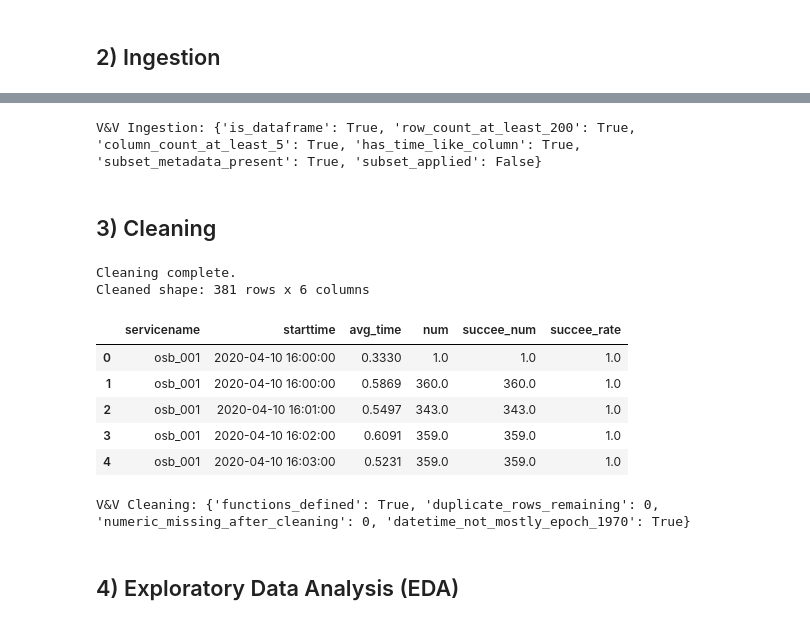
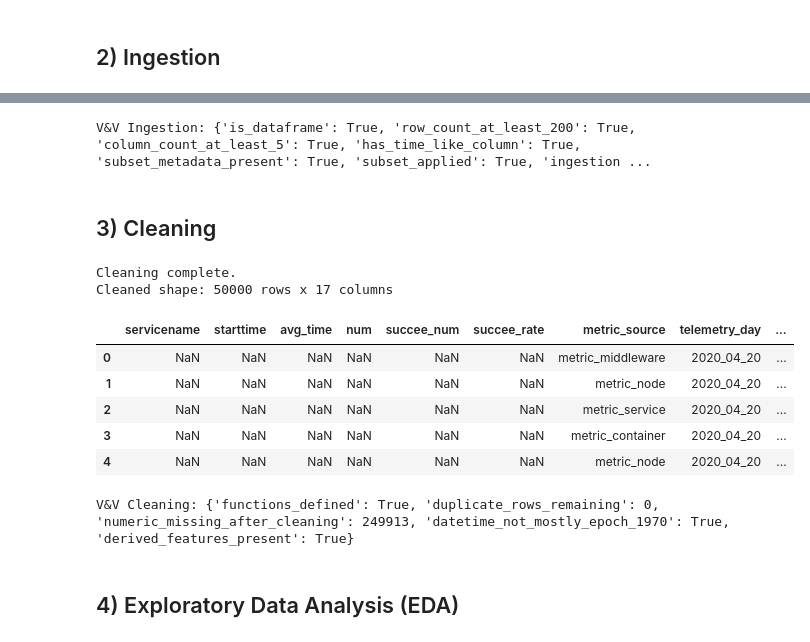
Before and after one commit to Ohara124c41/ai-programming-foundations-project, a Jupyter notebook: data_workflow.ipynb, the cells around one changed output, grey strips where cells are left out. Cells and saved outputs as stored; diff of their text form; code cells hidden in the pictures.

```diff
--- a/data_workflow.ipynb
+++ b/data_workflow.ipynb
@@ -336,10 +371,12 @@ else:
         "has_time_like_column": len(time_like_cols) > 0,
         "subset_metadata_present": isinstance(globals().get("SUBSET_METADATA"), dict),
         "subset_applied": bool(globals().get("SUBSET_METADATA", {}).get("subset_applied", False)),
+        "ingestion_mode_recorded": "INGESTION_MODE" in globals(),
+        "combined_metric_mode_used": globals().get("INGESTION_MODE") == "combined_metric_files",
     }
     print("V&V Ingestion:", ingestion_checks)
 # %% [output]
-V&V Ingestion: {'is_dataframe': True, 'row_count_at_least_200': True, 'column_count_at_least_5': True, 'has_time_like_column': True, 'subset_metadata_present': True, 'subset_applied': False}
+V&V Ingestion: {'is_dataframe': True, 'row_count_at_least_200': True, 'column_count_at_least_5': True, 'has_time_like_column': True, 'subset_metadata_present': True, 'subset_applied': True, 'ingestion ...
 # %% [markdown]
 ## 3) Cleaning
 # %%
@@ -386,6 +423,8 @@ def parse_time_columns(df: pd.DataFrame) -> pd.DataFrame:
     ]
     duration_hints = ["avg_time", "latency", "duration", "elapsed", "response_time", "cost_time", "delay"]
 
+    local_tz = globals().get("TELECOM_LOCAL_TIMEZONE", None)
+
     for col in time_like_cols:
         if any(hint in col for hint in duration_hints):
             continue
@@ -396,54 +435,80 @@ def parse_time_columns(df: pd.DataFrame) -> pd.DataFrame:
             unit = infer_epoch_unit(cleaned[col])
             if unit is not None:
                 parsed_numeric = pd.to_datetime(numeric, unit=unit, errors="coerce", utc=True)
+                if local_tz:
+                    parsed_numeric = parsed_numeric.dt.tz_convert(local_tz)
                 cleaned[col] = parsed_numeric.dt.tz_localize(None)
             continue
 
         parsed = pd.to_datetime(cleaned[col], errors="coerce", utc=True)
         if float(parsed.notna().mean()) >= 0.50:
+            if local_tz:
+                parsed = parsed.dt.tz_convert(local_tz)
             cleaned[col] = parsed.dt.tz_localize(None)
 
     return cleaned
 
 
-def impute_missing_values(df: pd.DataFrame) -> pd.DataFrame:
-    """Impute numeric columns by median and categorical columns by mode for robust EDA continuity."""
+def impute_missing_values(df: pd.DataFrame, max_missing_ratio_for_impute: float = 0.40) -> pd.DataFrame:
+    """Impute non-structural missing values while preserving high-missing structural columns for honest EDA."""
     cleaned = df.copy()
 
     num_cols = cleaned.select_dtypes(include=[np.number]).columns
     cat_cols = cleaned.select_dtypes(include=["object", "category", "bool"]).columns
 
-    if len(num_cols) > 0:
-        cleaned[num_cols] = SimpleImputer(strategy="median").fit_transform(cleaned[num_cols])
+    for col in num_cols:
+        if float(cleaned[col].isna().mean()) <= max_missing_ratio_for_impute:
+            cleaned[col] = cleaned[col].fillna(cleaned[col].median())
 
     for col in cat_cols:
-        if cleaned[col].isna().any():
+        if float(cleaned[col].isna().mean()) <= max_missing_ratio_for_impute and cleaned[col].isna().any():
             mode_vals = cleaned[col].mode(dropna=True)
             if len(mode_vals) > 0:
                 cleaned[col] = cleaned[col].fillna(mode_vals.iloc[0])
 
     return cleaned
+
+
+def add_telecom_derived_features(df: pd.DataFrame) -> pd.DataFrame:
+    """Add telecom-specific derived features used for richer EDA and visualization."""
+    enriched = df.copy()
+
+    if "metric_source" in enriched.columns:
+        enriched["metric_source"] = enriched["metric_source"].astype(str)
+
+    datetime_cols = enriched.select_dtypes(include=["datetime64[ns]"]).columns.tolist()
+    if datetime_cols:
+        ref_col = datetime_cols[0]
+        enriched["event_hour"] = enriched[ref_col].dt.hour
+        enriched["event_dayofweek"] = enriched[ref_col].dt.dayofweek
+
+    if "value" in enriched.columns:
+        value_numeric = pd.to_numeric(enriched["value"], errors="coerce")
+        enriched["value_log1p"] = np.log1p(value_numeric.clip(lower=0))
+
+    return enriched
 # %%
 if df_raw is None:
     df_clean = None
     print("Cleaning skipped until dataset is available.")
 else:
     df_clean = standardize_column_names(df_raw)
     df_clean = drop_duplicate_rows(df_clean)
     df_clean = parse_time_columns(df_clean)
     df_clean = impute_missing_values(df_clean)
+    df_clean = add_telecom_derived_features(df_clean)
     print("Cleaning complete.")
     print(f"Cleaned shape: {df_clean.shape[0]} rows x {df_clean.shape[1]} columns")
     display(df_clean.head())
 # %% [output]
 Cleaning complete.
-Cleaned shape: 381 rows x 6 columns
+Cleaned shape: 50000 rows x 17 columns
-|  | servicename | starttime | avg_time | num | succee_num | succee_rate |
-| 0 | osb_001 | 2020-04-10 16:00:00 | 0.3330 | 1.0 | 1.0 | 1.0 |
-| 1 | osb_001 | 2020-04-10 16:00:00 | 0.5869 | 360.0 | 360.0 | 1.0 |
-| 2 | osb_001 | 2020-04-10 16:01:00 | 0.5497 | 343.0 | 343.0 | 1.0 |
-| 3 | osb_001 | 2020-04-10 16:02:00 | 0.6091 | 359.0 | 359.0 | 1.0 |
-| 4 | osb_001 | 2020-04-10 16:03:00 | 0.5231 | 359.0 | 359.0 | 1.0 |
+|  | servicename | starttime | avg_time | num | succee_num | succee_rate | metric_source | telemetry_day | ... |
+| 0 | NaN | NaN | NaN | NaN | NaN | NaN | metric_middleware | 2020_04_20 | ... |
+| 1 | NaN | NaN | NaN | NaN | NaN | NaN | metric_node | 2020_04_20 | ... |
+| 2 | NaN | NaN | NaN | NaN | NaN | NaN | metric_service | 2020_04_20 | ... |
+| 3 | NaN | NaN | NaN | NaN | NaN | NaN | metric_container | 2020_04_20 | ... |
+| 4 | NaN | NaN | NaN | NaN | NaN | NaN | metric_node | 2020_04_20 | ... |
 # %%
 if df_clean is None:
     print("V&V Cleaning: pending (dataset missing)")
@@ -457,15 +522,16 @@ else:
     cleaning_checks = {
         "functions_defined": all(
             fn in globals()
-            for fn in ["standardize_column_names", "drop_duplicate_rows", "infer_epoch_unit", "parse_time_columns", "impute_missing_values"]
+            for fn in ["standardize_column_names", "drop_duplicate_rows", "infer_epoch_unit", "parse_time_columns", "impute_missing_values", "add_telecom_derived_features"]
         ),
         "duplicate_rows_remaining": int(df_clean.duplicated().sum()),
         "numeric_missing_after_cleaning": numeric_missing,
         "datetime_not_mostly_epoch_1970": max_1970_ratio < 0.95,
+        "derived_features_present": any(c in df_clean.columns for c in ["event_hour", "event_dayofweek", "value_log1p"]),
     }
     print("V&V Cleaning:", cleaning_checks)
 # %% [output]
-V&V Cleaning: {'functions_defined': True, 'duplicate_rows_remaining': 0, 'numeric_missing_after_cleaning': 0, 'datetime_not_mostly_epoch_1970': True}
+V&V Cleaning: {'functions_defined': True, 'duplicate_rows_remaining': 0, 'numeric_missing_after_cleaning': 249913, 'datetime_not_mostly_epoch_1970': True, 'derived_features_present': True}
 # %% [markdown]
 ## 4) Exploratory Data Analysis (EDA)
 # %%
```
Also changed, not shown: parts of 19 cells of this notebook.
